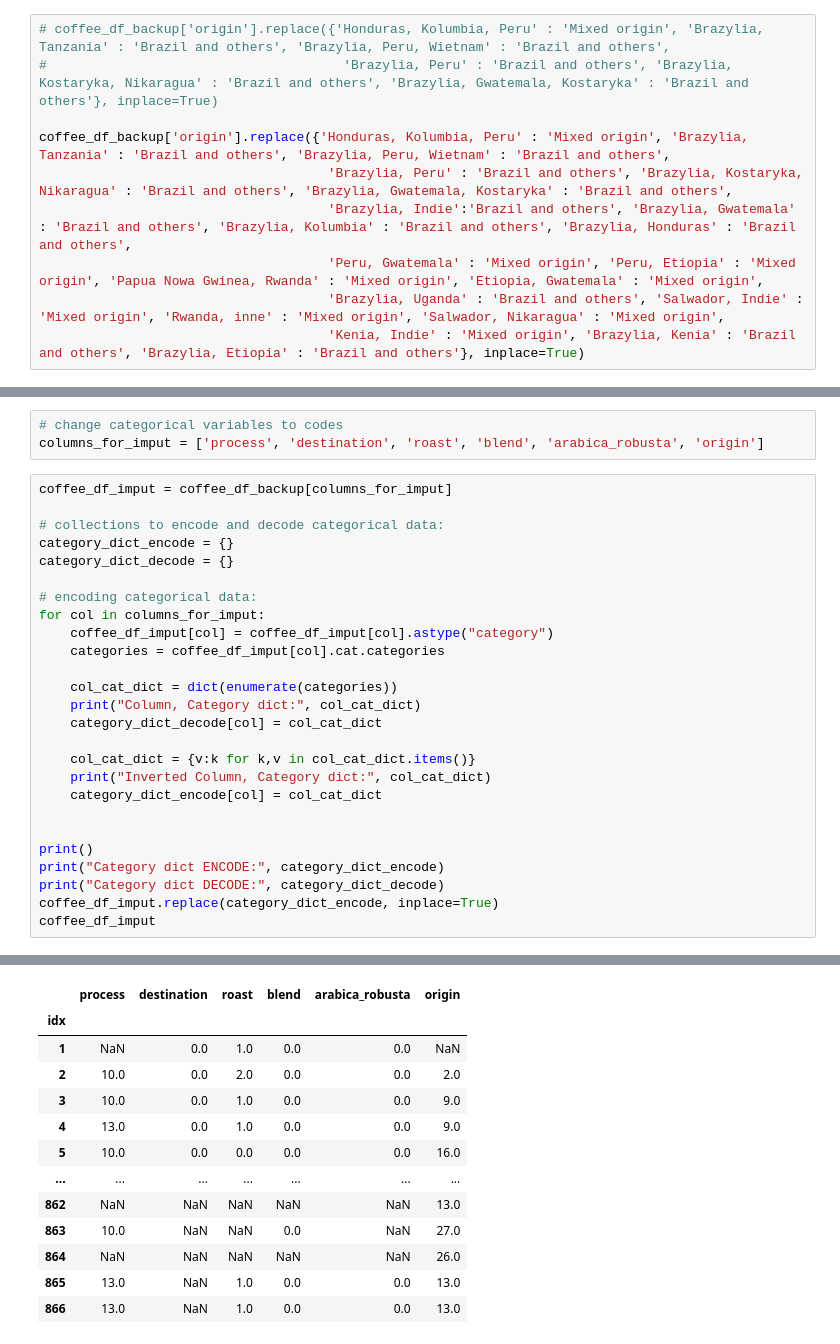
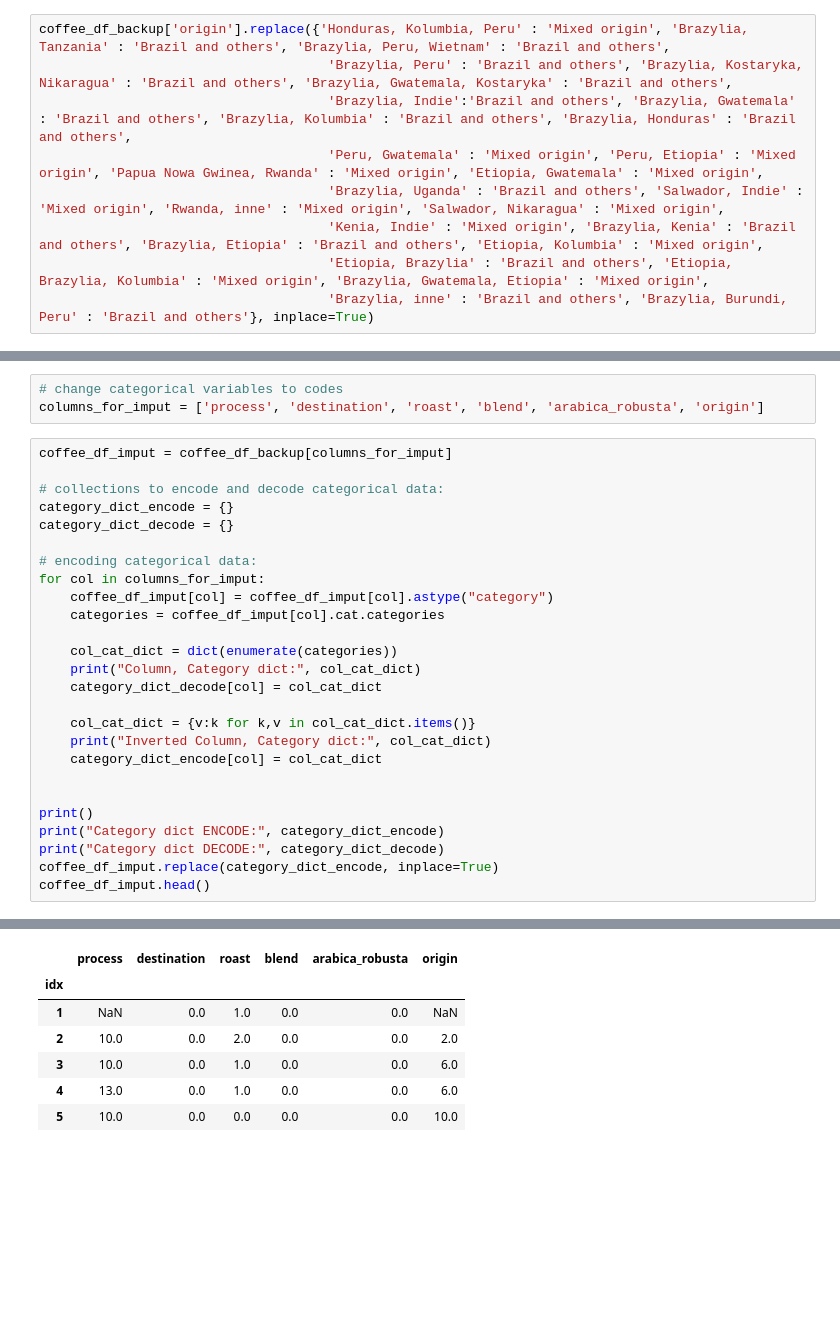
Before and after one commit to dominikacecylia/Coffee-regression-project, a Jupyter notebook: data-cleaning.ipynb, the cells around one changed output, grey strips where cells are left out. Drawn from its saved outputs; the diff is of its cells as text; blank space fills up the shorter version.

Commit message:
Checks the numbers after imputaion

```diff
--- a/data-cleaning.ipynb
+++ b/data-cleaning.ipynb
@@ -155,15 +139,14 @@ Name: origin, Length: 866, dtype: object
 # %% [markdown]
 ## Generalize some of the variables ##
 # %%
-# coffee_df_backup['origin'].replace({'Honduras, Kolumbia, Peru' : 'Mixed origin', 'Brazylia, Tanzania' : 'Brazil and others', 'Brazylia, Peru, Wietnam' : 'Brazil and others',
-#                                      'Brazylia, Peru' : 'Brazil and others', 'Brazylia, Kostaryka, Nikaragua' : 'Brazil and others', 'Brazylia, Gwatemala, Kostaryka' : 'Brazil and others'}, inplace=True)
-
 coffee_df_backup['origin'].replace({'Honduras, Kolumbia, Peru' : 'Mixed origin', 'Brazylia, Tanzania' : 'Brazil and others', 'Brazylia, Peru, Wietnam' : 'Brazil and others',
                                      'Brazylia, Peru' : 'Brazil and others', 'Brazylia, Kostaryka, Nikaragua' : 'Brazil and others', 'Brazylia, Gwatemala, Kostaryka' : 'Brazil and others',
                                      'Brazylia, Indie':'Brazil and others', 'Brazylia, Gwatemala' : 'Brazil and others', 'Brazylia, Kolumbia' : 'Brazil and others', 'Brazylia, Honduras' : 'Brazil and others',
                                      'Peru, Gwatemala' : 'Mixed origin', 'Peru, Etiopia' : 'Mixed origin', 'Papua Nowa Gwinea, Rwanda' : 'Mixed origin', 'Etiopia, Gwatemala' : 'Mixed origin',
                                      'Brazylia, Uganda' : 'Brazil and others', 'Salwador, Indie' : 'Mixed origin', 'Rwanda, inne' : 'Mixed origin', 'Salwador, Nikaragua' : 'Mixed origin',
-                                     'Kenia, Indie' : 'Mixed origin', 'Brazylia, Kenia' : 'Brazil and others', 'Brazylia, Etiopia' : 'Brazil and others'}, inplace=True)
+                                     'Kenia, Indie' : 'Mixed origin', 'Brazylia, Kenia' : 'Brazil and others', 'Brazylia, Etiopia' : 'Brazil and others', 'Etiopia, Kolumbia' : 'Mixed origin',
+                                     'Etiopia, Brazylia' : 'Brazil and others', 'Etiopia, Brazylia, Kolumbia' : 'Mixed origin', 'Brazylia, Gwatemala, Etiopia' : 'Mixed origin',
+                                     'Brazylia, inne' : 'Brazil and others', 'Brazylia, Burundi, Peru' : 'Brazil and others'}, inplace=True)
 # %%
 coffee_df_backup['origin'].value_counts()
 # %% [output]
@@ -274,7 +274,7 @@ print()
 print("Category dict ENCODE:", category_dict_encode)
 print("Category dict DECODE:", category_dict_decode)
 coffee_df_imput.replace(category_dict_encode, inplace=True)
-coffee_df_imput
+coffee_df_imput.head()
 # %% [output]
 Column, Category dict: {0: 'Advanced', 1: 'Aged', 2: 'Anaerobic', 3: 'Black Honey', 4: 'Carbonic Maceration', 5: 'Experimental', 6: 'Fermentation', 7: 'Honey', 8: 'Hybrid', 9: 'Macerated Natural', 10: ...
 Inverted Column, Category dict: {'Advanced': 0, 'Aged': 1, 'Anaerobic': 2, 'Black Honey': 3, 'Carbonic Maceration': 4, 'Experimental': 5, 'Fermentation': 6, 'Honey': 7, 'Hybrid': 8, 'Macerated Natural ...
@@ -291,18 +291,12 @@ Inverted Column, Category dict: {'Boliwia': 0, 'Brazil and others': 1, 'Brazylia
 ... (9 lines left out)
 Try using .loc[row_indexer,col_indexer] = value instead
 
 See the caveats in the documentation: https://pandas.pydata.org/pandas-docs/stable/user_guide/indexing.html#returning-a-view-versus-a-copy
   self._setitem_single_column(ilocs[0], value, pi)
 |  | process | destination | roast | blend | arabica_robusta | origin |
 | idx |  |  |  |  |  |  |
 | 1 | NaN | 0.0 | 1.0 | 0.0 | 0.0 | NaN |
 | 2 | 10.0 | 0.0 | 2.0 | 0.0 | 0.0 | 2.0 |
-| 3 | 10.0 | 0.0 | 1.0 | 0.0 | 0.0 | 9.0 |
-| 4 | 13.0 | 0.0 | 1.0 | 0.0 | 0.0 | 9.0 |
-| 5 | 10.0 | 0.0 | 0.0 | 0.0 | 0.0 | 16.0 |
-| ... | ... | ... | ... | ... | ... | ... |
-| 862 | NaN | NaN | NaN | NaN | NaN | 13.0 |
-| 863 | 10.0 | NaN | NaN | 0.0 | NaN | 27.0 |
-| 864 | NaN | NaN | NaN | NaN | NaN | 26.0 |
-| 865 | 13.0 | NaN | 1.0 | 0.0 | 0.0 | 13.0 |
-| 866 | 13.0 | NaN | 1.0 | 0.0 | 0.0 | 13.0 |
+| 3 | 10.0 | 0.0 | 1.0 | 0.0 | 0.0 | 6.0 |
+| 4 | 13.0 | 0.0 | 1.0 | 0.0 | 0.0 | 6.0 |
+| 5 | 10.0 | 0.0 | 0.0 | 0.0 | 0.0 | 10.0 |
```
Also changed, not shown: parts of 22 cells of this notebook.
